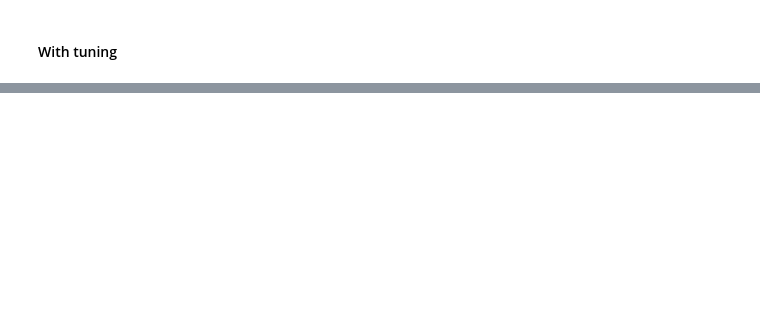
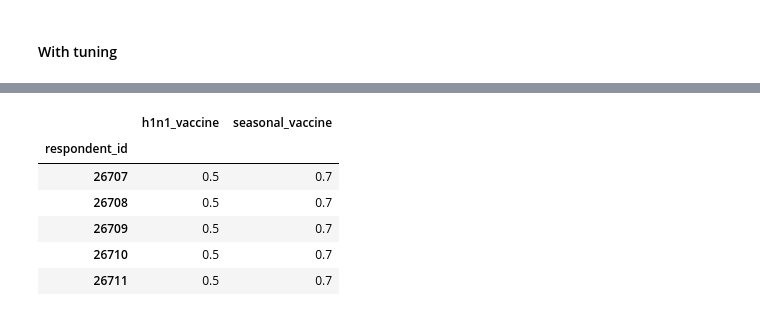
Before and after one commit to harikiran-mudipalli/Flu_Shot_Learning, a Jupyter notebook: Models.ipynb, the cells around one changed output, grey strips where cells are left out. Drawn from its saved outputs; the diff is of its cells as text; code cells hidden in the pictures; blank space fills up the shorter version.

```diff
--- a/Models.ipynb
+++ b/Models.ipynb
@@ -258,0 +293,11 @@ Accuracy - : 0.851
+# %%
+submission_df = pd.read_csv('Submission.csv', index_col="respondent_id")
+submission_df.head()
+# %% [output]
+|  | h1n1_vaccine | seasonal_vaccine |
+| respondent_id |  |  |
+| 26707 | 0.5 | 0.7 |
+| 26708 | 0.5 | 0.7 |
+| 26709 | 0.5 | 0.7 |
+| 26710 | 0.5 | 0.7 |
+| 26711 | 0.5 | 0.7 |
```
Also changed, not shown: parts of 10 cells of this notebook, 3 other files.
